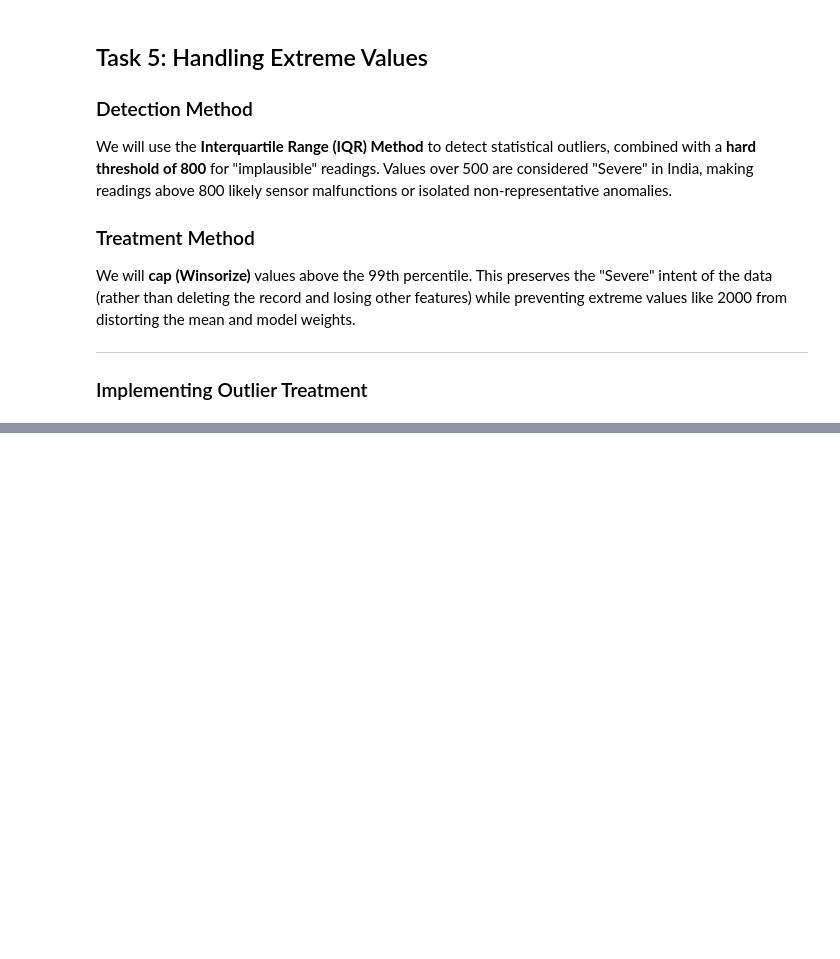
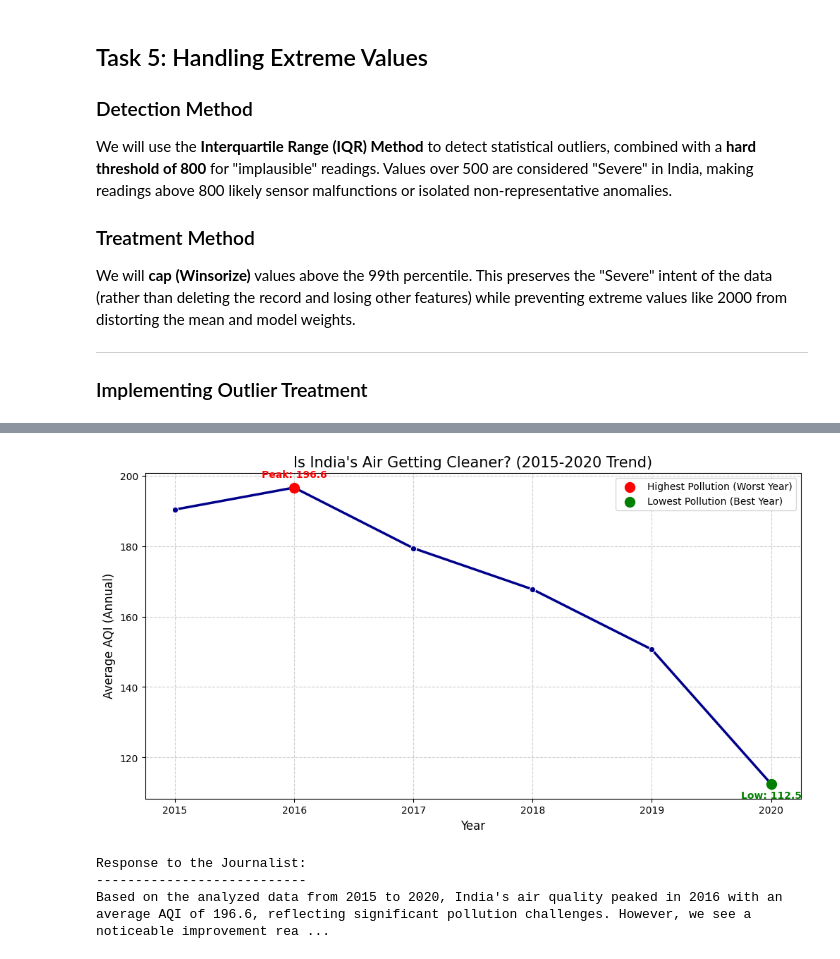
Before and after one commit to snehavvv/ML-lab-2547250, a Jupyter notebook: India_Air_Quality_Crop_Yield_EDA.ipynb, the cells around one changed output, grey strips where cells are left out. Saved outputs shown, nothing was run; the diff lists cells and outputs as text; code cells hidden in the pictures; blank space fills up the shorter version.

Commit message:
Complete Lab 2: Advanced Data Analysis, Merging and Executive Briefing

```diff
--- a/India_Air_Quality_Crop_Yield_EDA.ipynb
+++ b/India_Air_Quality_Crop_Yield_EDA.ipynb
@@ -438,0 +464,44 @@ print(f"Observation: By capping at {cap_value:.1f}, we have retained the informa
+# %%
+# Task 6: Time Series Analysis
+
+# Convert Date to datetime if not already
+df_aqi['Date'] = pd.to_datetime(df_aqi['Date'])
+df_aqi['Year'] = df_aqi['Date'].dt.year
+
+# Calculate Yearly Average AQI
+yearly_aqi = df_aqi.groupby('Year')['AQI'].mean().reset_index()
+
+# Identification for highlighting
+max_year = yearly_aqi.loc[yearly_aqi['AQI'].idxmax()]
+min_year = yearly_aqi.loc[yearly_aqi['AQI'].idxmin()]
+
+# Plotting
+plt.figure(figsize=(12, 6))
+sns.lineplot(data=yearly_aqi, x='Year', y='AQI', marker='o', color='darkblue', linewidth=2.5)
+
+# Highlighting points
+plt.scatter(max_year['Year'], max_year['AQI'], color='red', s=100, label='Highest Pollution (Worst Year)', zorder=5)
+plt.scatter(min_year['Year'], min_year['AQI'], color='green', s=100, label='Lowest Pollution (Best Year)', zorder=5)
+
+# Labels and Title
+plt.title("Is India's Air Getting Cleaner? (2015-2020 Trend)", fontsize=15)
+plt.xlabel("Year", fontsize=12)
+plt.ylabel("Average AQI (Annual)", fontsize=12)
+plt.grid(True, linestyle='--', alpha=0.6)
+plt.legend()
+
+# Annotations
+plt.annotate(f"Peak: {max_year['AQI']:.1f}", (max_year['Year'], max_year['AQI']), textcoords="offset points", xytext=(0,10), ha='center', fontweight='bold', color='red')
+plt.annotate(f"Low: {min_year['AQI']:.1f}", (min_year['Year'], min_year['AQI']), textcoords="offset points", xytext=(0,-15), ha='center', fontweight='bold', color='green')
+
+plt.show()
+
+# Print text for the journalist
+print("Response to the Journalist:")
+print("---------------------------")
+print(f"Based on the analyzed data from {yearly_aqi['Year'].min()} to {yearly_aqi['Year'].max()}, India's air quality peaked in {int(max_year['Year'])} with an average AQI of {max_year['AQI']:.1f}, reflecting significant pollution challenges. However, we see a noticeable improvement reaching a record low in {int(min_year['Year'])} (AQI {min_year['AQI']:.1f}). While the trend showed a sharp decline in pollution around 2020—likely influenced by unique global events and policy shifts—the overall data suggests that while the situation remains grave, there are measurable periods of improvement that policy makers can investigate for success stories.")
+# %% [output]
+[figure, added]
+Response to the Journalist:
+---------------------------
+Based on the analyzed data from 2015 to 2020, India's air quality peaked in 2016 with an average AQI of 196.6, reflecting significant pollution challenges. However, we see a noticeable improvement rea ...
```
Also changed, not shown: parts of 12 cells of this notebook.
